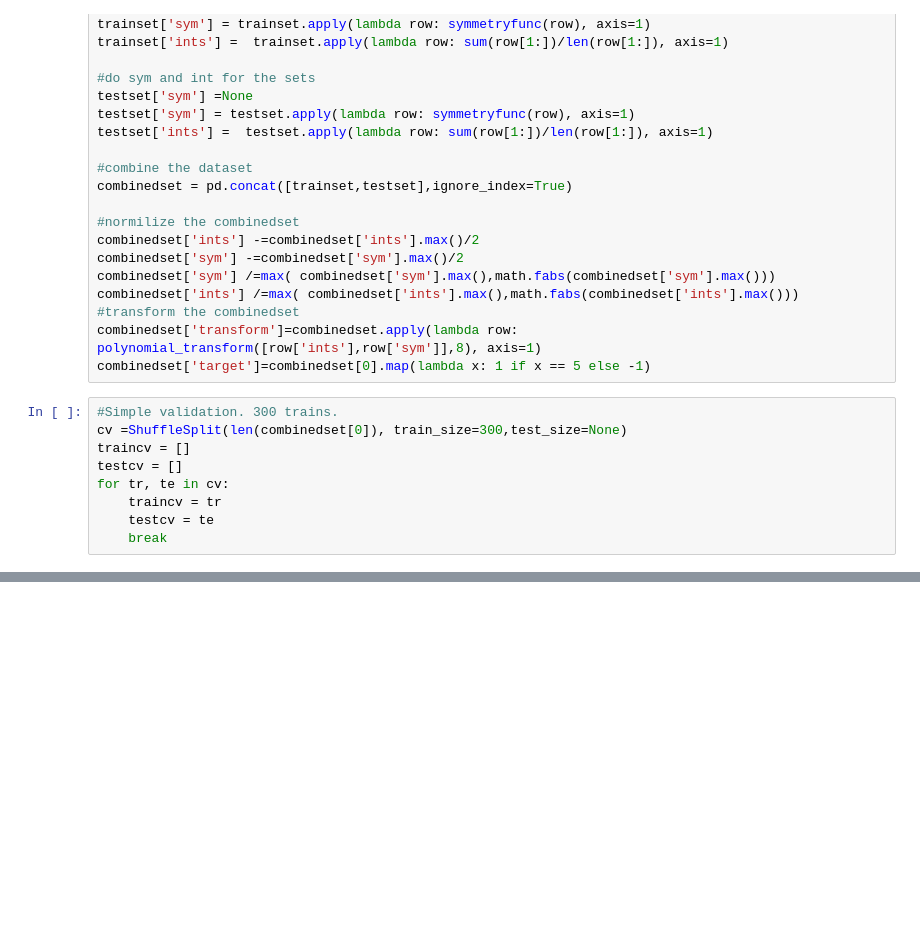
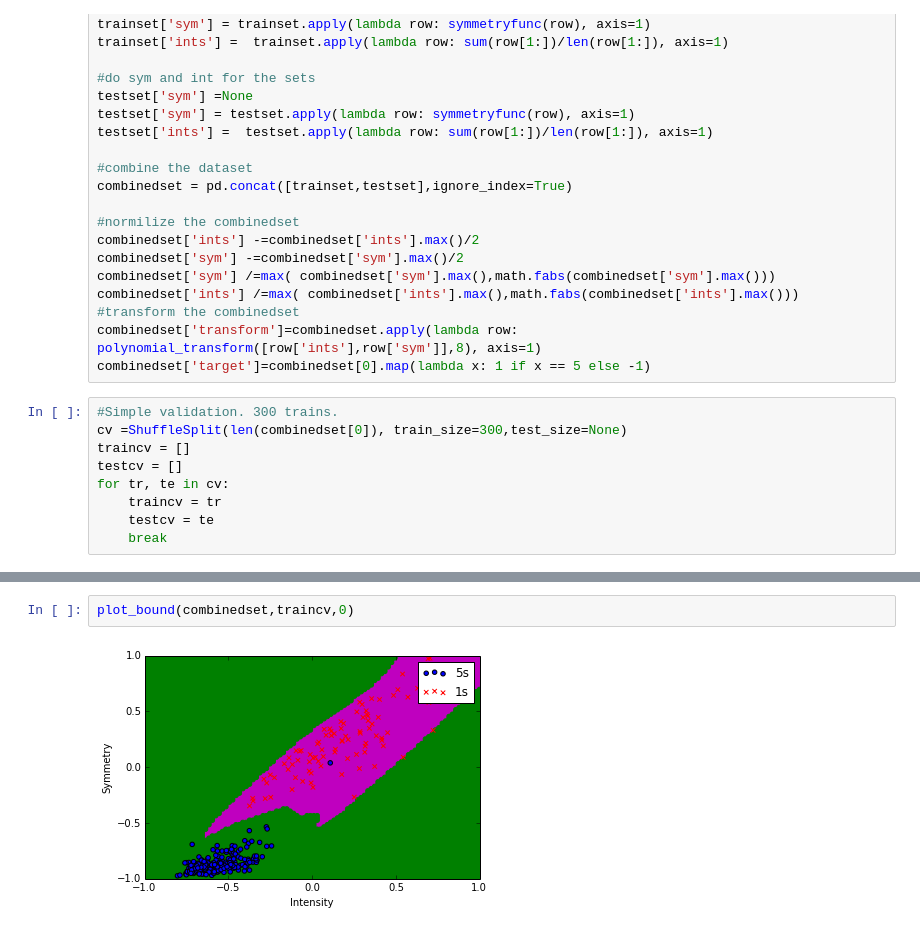
Before and after one commit to Radzell/MLHWK, a Jupyter notebook: Hwk9.ipynb, the cells around one changed output, grey strips where cells are left out. Drawn from its saved outputs; the diff is of its cells as text; blank space fills up the shorter version.

```diff
--- a/Hwk9.ipynb
+++ b/Hwk9.ipynb
@@ -164,0 +209,4 @@ displaydata(combinedset.ix[testcv])
+# %%
+plot_bound(combinedset,traincv,0)
+# %% [output]
+[figure, added]
```
Also changed, not shown: parts of 18 cells of this notebook.
